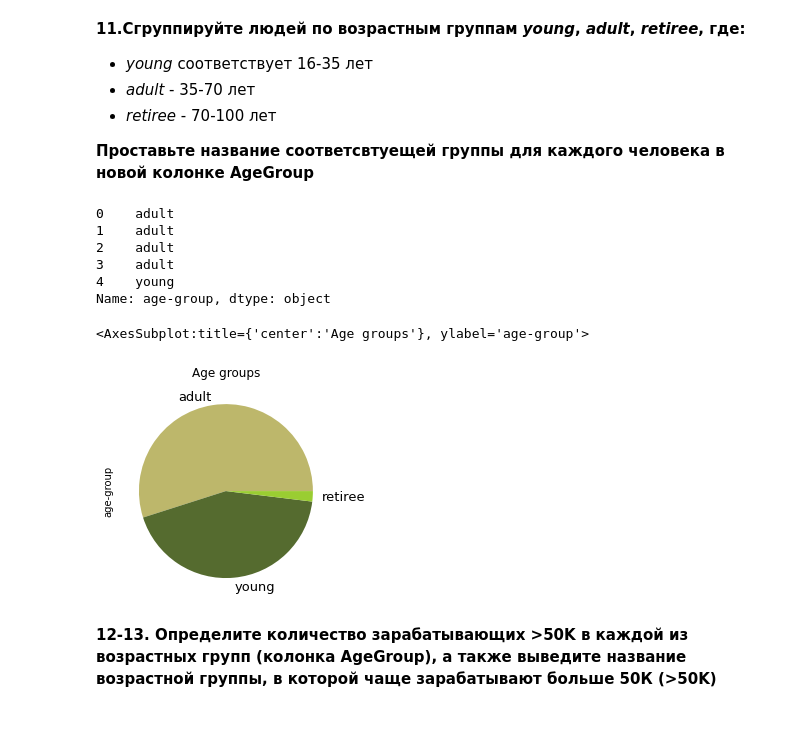
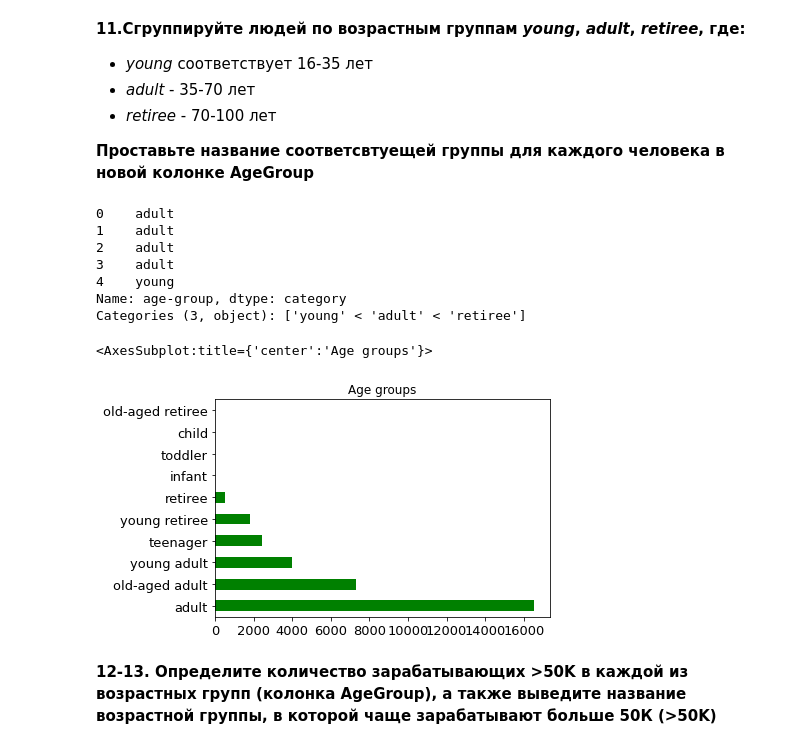
Before and after one commit to lyubinskaya/internship, a Jupyter notebook: task2/assignment_pandas.ipynb, the cells around one changed output. Drawn from its saved outputs; the diff is of its cells as text; code cells hidden in the pictures; blank space fills up the shorter version.

```diff
--- a/task2/assignment_pandas.ipynb
+++ b/task2/assignment_pandas.ipynb
@@ -176,7 +176,7 @@ Name: hours-per-week, dtype: float64
 
 **Проставьте название соответсвтуещей группы для каждого человека в новой колонке AgeGroup**
 # %%
-data['age-group'] = data['age'].mask((data['age']>=16) & (data['age']<35), 'young') .mask((data['age']>=35) & (data['age']<70), 'adult') .mask((data['age']>=70) & (data['age']<100), 'retiree')
+data['age-group'] = pd.cut(x=data['age'], bins=[16, 35, 70, 100], labels=['young', 'adult', 'retiree'])
 data['age-group'].head()
 # %% [output]
 0    adult
@@ -184,14 +184,18 @@ data['age-group'].head()
 2    adult
 3    adult
 4    young
-Name: age-group, dtype: object
+Name: age-group, dtype: category
+Categories (3, object): ['young' < 'adult' < 'retiree']
-# %%
-agegroups = data['age-group'].value_counts()
-mycolors=['DarkKhaki','DarkOliveGreen','#9ACD32']
-agegroups.plot.pie(title='Age groups', fontsize=13, colors=mycolors)
-# %% [output]
-<AxesSubplot:title={'center':'Age groups'}, ylabel='age-group'>
-[figure, removed]
+# %%
+#if we had to create 10 age groups
+
+bins=[0, 1, 4, 12, 20, 25, 45, 60, 70, 90, 120]
+labels=['infant', 'toddler', 'child', 'teenager', 'young adult', 'adult', 'old-aged adult', 'young retiree', 'retiree', 'old-aged retiree']
+data['age-group-10'] = pd.cut(x=data['age'], bins=bins, labels=labels)
+data['age-group-10'].value_counts().plot.barh(title='Age groups', fontsize=13, color='green')
+# %% [output]
+<AxesSubplot:title={'center':'Age groups'}>
+[figure, added]
 # %% [markdown]
 **12-13. Определите количество зарабатывающих >50K в каждой из возрастных групп (колонка AgeGroup), а также выведите название возрастной группы, в которой чаще зарабатывают больше 50К (>50K)**
 # %%
```
Also changed, not shown: parts of 2 cells of this notebook.
